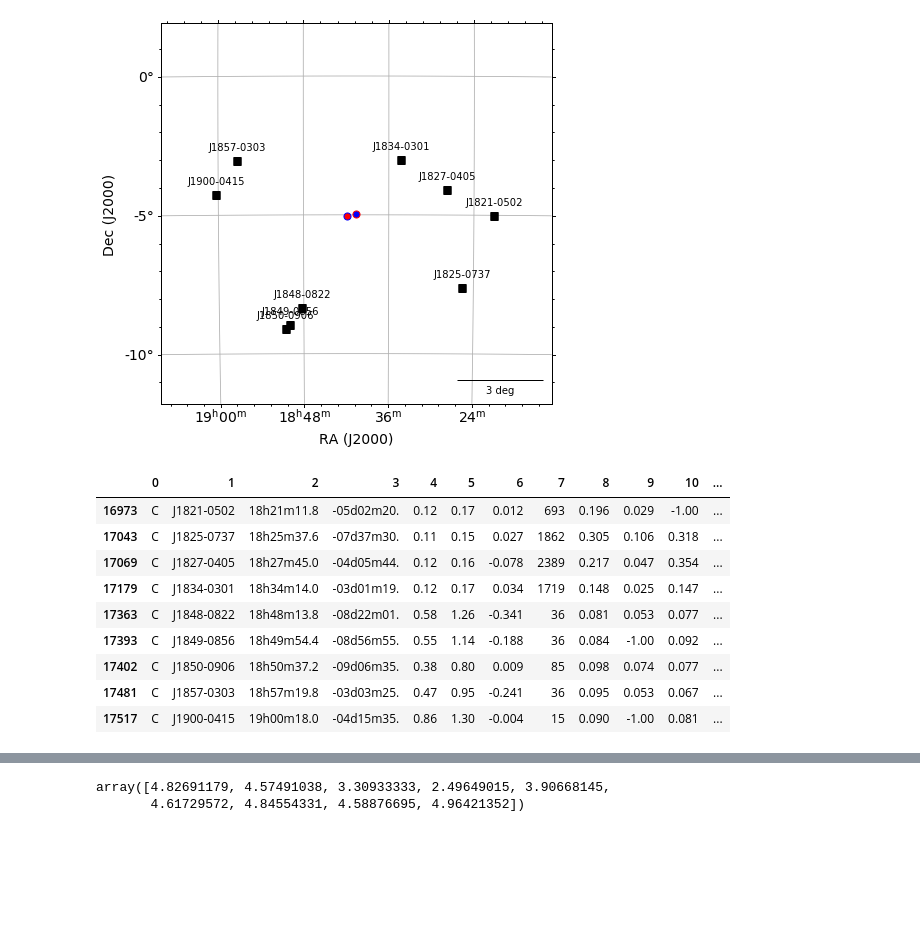
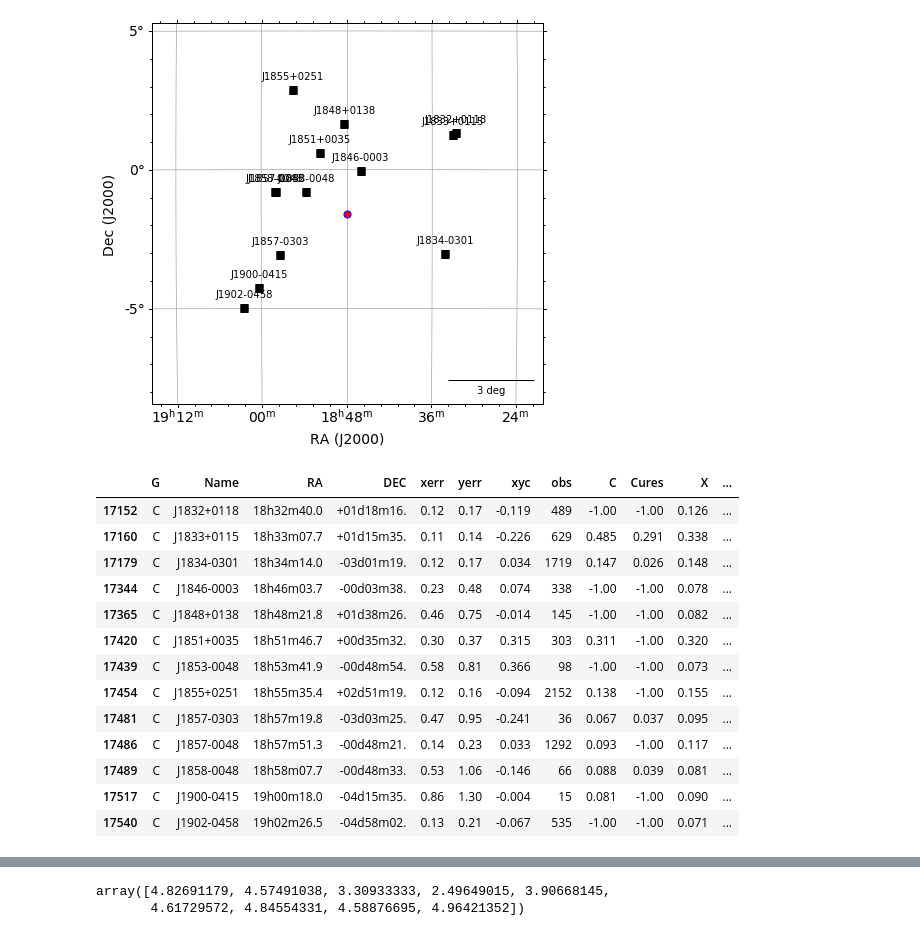
Before and after one commit to lucasjord/spiralssched, a Jupyter notebook: year3/calibrator_selection.ipynb, the cells around one changed output, grey strips where cells are left out. Drawn from its saved outputs; the diff is of its cells as text; code cells hidden in the pictures; blank space fills up the shorter version.

```diff
--- a/year3/calibrator_selection.ipynb
+++ b/year3/calibrator_selection.ipynb
@@ -22,7 +24,7 @@ warnings.filterwarnings("ignore")
 with open('rfc_2023b.txt') as w:
     rfc2023b = np.array([s.split() for s in w.readlines()[211:]])
 
-r = rfc2023b[:,(0,2,3,6,9,10,11,12,17,18,15,16)]
+r = rfc2023b[:,(0,2,3,6,9,10,11,12,15,16,17,18)]
 
 ra_hms = np.zeros(shape=rfc2023b.shape[0]).astype(str)
 dc_dms = np.zeros(shape=rfc2023b.shape[0]).astype(str)
@@ -33,15 +35,18 @@ for i in range(rfc2023b.shape[0]):
 r[:,2] = ra_hms
 r[:,3] = dc_dms
 
-R = pd.DataFrame(r)
+R = pd.DataFrame(r,columns=['G','Name','RA','DEC','xerr','yerr','xyc','obs','C','Cures','X','Xures'])
 # %%
-t1 = SkyCoord('18h40m34.51s -04d57m14.4s')
-t2 = SkyCoord('18h41m51.06s -05d01m43.5s')
+#t1 = SkyCoord('18h40m34.51s -04d57m14.4s')
+#t1 = SkyCoord('18h41m51.06s -05d01m43.5s')
+#t1 = SkyCoord('18h34m36.84s -08d01m00.7s') #g023
+#t1 = SkyCoord('18h30m36.07s -10d07m10.9s') #g027.50
+t1 = SkyCoord('18h47m54.68s -01d34m56.9s')  #g031.12
+
 c = SkyCoord(ra_hms,dc_dms)
 
 sep1 = (c.separation(t1).value < 5.0)
-sep2 = (c.separation(t2).value < 5.0)
 # %%
-indx  = (R[8].astype(float) > .07)*sep1
+indx  = (R['X'].astype(float) > .07)*sep1
 c1    = c[indx]
 names = r[indx,1]
@@ -56,49 +65,51 @@ imgpath = '/Users/Lucas/fits/1131m167_ac51-w1-int-3.fits'
 hdu = fits.getheader(imgpath)
 w = wcs.WCS(imgpath).celestial
 
 n = 35
 w.array_shape = (1024*n-1,1024*n-1)
 w.wcs.crpix = np.array([(w.array_shape[0]+1)/2,(w.array_shape[0]+1)/2])
 w.wcs.crval = np.array([t1.ra.value,t1.dec.value])
 
 srcs = c[:6]
 
 #xoffs = [-2.2, 2.2,-2.2, 2.2, 2.2,-2.2]
 #yoffs = [ 0, 0, 0, 0, 0, 0]
 
 fig1 = plt.figure(figsize=(7,7));
-ax = aplpy.FITSFigure(w, figure=fig1,convention='calabretta')
+ax   = aplpy.FITSFigure(w, figure=fig1,convention='calabretta')
 
 ax.axis_labels.set_font(size='14')
 ax.tick_labels.set_font(size='14');
 
 ax.ax.grid(True)
 ax.add_scalebar(3*u.deg,'3 deg')
 
 ax.show_markers(t1.ra.deg,t1.dec.deg,s=50,marker='o',
-                edgecolor='red',linewidth=1,fc='blue',zorder=99)
-ax.show_markers(t2.ra.deg,t2.dec.deg,s=50,marker='o',
                 edgecolor='blue',linewidth=1,fc='red',zorder=99)
 
 ax.show_markers(c1.ra.deg,c1.dec.deg,s=50,
                 marker='s',edgecolor='k',linewidth=0.5,fc='k',zorder=99);
 
 for i in range(len(names)):
     ax.add_label(c1[i].ra.deg,c1[i].dec.deg+0.5,names[i])
 # %% [output]
-[figure, old version]
+[figure, new version]
 # %%
-R[(R[8].astype(float) > .07)*sep1]
+R[(R['X'].astype(float) > .07)*sep1]
 # %% [output]
-|  | 0 | 1 | 2 | 3 | 4 | 5 | 6 | 7 | 8 | 9 | 10 | ... |
-| 16973 | C | J1821-0502 | 18h21m11.8 | -05d02m20. | 0.12 | 0.17 | 0.012 | 693 | 0.196 | 0.029 | -1.00 | ... |
-| 17043 | C | J1825-0737 | 18h25m37.6 | -07d37m30. | 0.11 | 0.15 | 0.027 | 1862 | 0.305 | 0.106 | 0.318 | ... |
-| 17069 | C | J1827-0405 | 18h27m45.0 | -04d05m44. | 0.12 | 0.16 | -0.078 | 2389 | 0.217 | 0.047 | 0.354 | ... |
-| 17179 | C | J1834-0301 | 18h34m14.0 | -03d01m19. | 0.12 | 0.17 | 0.034 | 1719 | 0.148 | 0.025 | 0.147 | ... |
-| 17363 | C | J1848-0822 | 18h48m13.8 | -08d22m01. | 0.58 | 1.26 | -0.341 | 36 | 0.081 | 0.053 | 0.077 | ... |
-| 17393 | C | J1849-0856 | 18h49m54.4 | -08d56m55. | 0.55 | 1.14 | -0.188 | 36 | 0.084 | -1.00 | 0.092 | ... |
-| 17402 | C | J1850-0906 | 18h50m37.2 | -09d06m35. | 0.38 | 0.80 | 0.009 | 85 | 0.098 | 0.074 | 0.077 | ... |
-| 17481 | C | J1857-0303 | 18h57m19.8 | -03d03m25. | 0.47 | 0.95 | -0.241 | 36 | 0.095 | 0.053 | 0.067 | ... |
-| 17517 | C | J1900-0415 | 19h00m18.0 | -04d15m35. | 0.86 | 1.30 | -0.004 | 15 | 0.090 | -1.00 | 0.081 | ... |
+|  | G | Name | RA | DEC | xerr | yerr | xyc | obs | C | Cures | X | ... |
+| 17152 | C | J1832+0118 | 18h32m40.0 | +01d18m16. | 0.12 | 0.17 | -0.119 | 489 | -1.00 | -1.00 | 0.126 | ... |
+| 17160 | C | J1833+0115 | 18h33m07.7 | +01d15m35. | 0.11 | 0.14 | -0.226 | 629 | 0.485 | 0.291 | 0.338 | ... |
+| 17179 | C | J1834-0301 | 18h34m14.0 | -03d01m19. | 0.12 | 0.17 | 0.034 | 1719 | 0.147 | 0.026 | 0.148 | ... |
+| 17344 | C | J1846-0003 | 18h46m03.7 | -00d03m38. | 0.23 | 0.48 | 0.074 | 338 | -1.00 | -1.00 | 0.078 | ... |
+| 17365 | C | J1848+0138 | 18h48m21.8 | +01d38m26. | 0.46 | 0.75 | -0.014 | 145 | -1.00 | -1.00 | 0.082 | ... |
+| 17420 | C | J1851+0035 | 18h51m46.7 | +00d35m32. | 0.30 | 0.37 | 0.315 | 303 | 0.311 | -1.00 | 0.320 | ... |
+| 17439 | C | J1853-0048 | 18h53m41.9 | -00d48m54. | 0.58 | 0.81 | 0.366 | 98 | -1.00 | -1.00 | 0.073 | ... |
+| 17454 | C | J1855+0251 | 18h55m35.4 | +02d51m19. | 0.12 | 0.16 | -0.094 | 2152 | 0.138 | -1.00 | 0.155 | ... |
+| 17481 | C | J1857-0303 | 18h57m19.8 | -03d03m25. | 0.47 | 0.95 | -0.241 | 36 | 0.067 | 0.037 | 0.095 | ... |
+| 17486 | C | J1857-0048 | 18h57m51.3 | -00d48m21. | 0.14 | 0.23 | 0.033 | 1292 | 0.093 | -1.00 | 0.117 | ... |
+| 17489 | C | J1858-0048 | 18h58m07.7 | -00d48m33. | 0.53 | 1.06 | -0.146 | 66 | 0.088 | 0.039 | 0.081 | ... |
+| 17517 | C | J1900-0415 | 19h00m18.0 | -04d15m35. | 0.86 | 1.30 | -0.004 | 15 | 0.081 | -1.00 | 0.090 | ... |
+| 17540 | C | J1902-0458 | 19h02m26.5 | -04d58m02. | 0.13 | 0.21 | -0.067 | 535 | -1.00 | -1.00 | 0.071 | ... |
 # %%
 t = np.arange(30,120,1)
```
Also changed, not shown: parts of 5 cells of this notebook, 52 other files.
